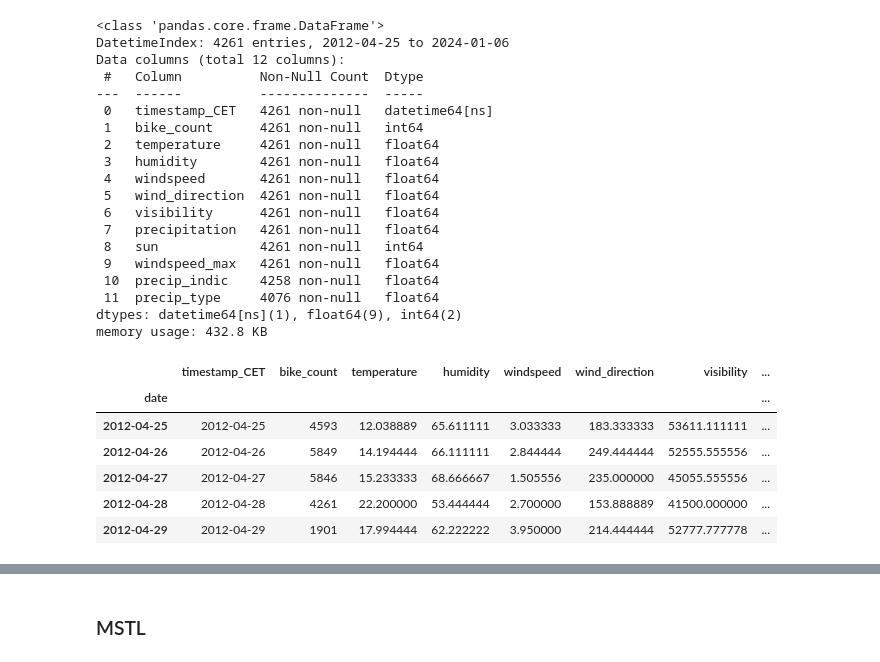
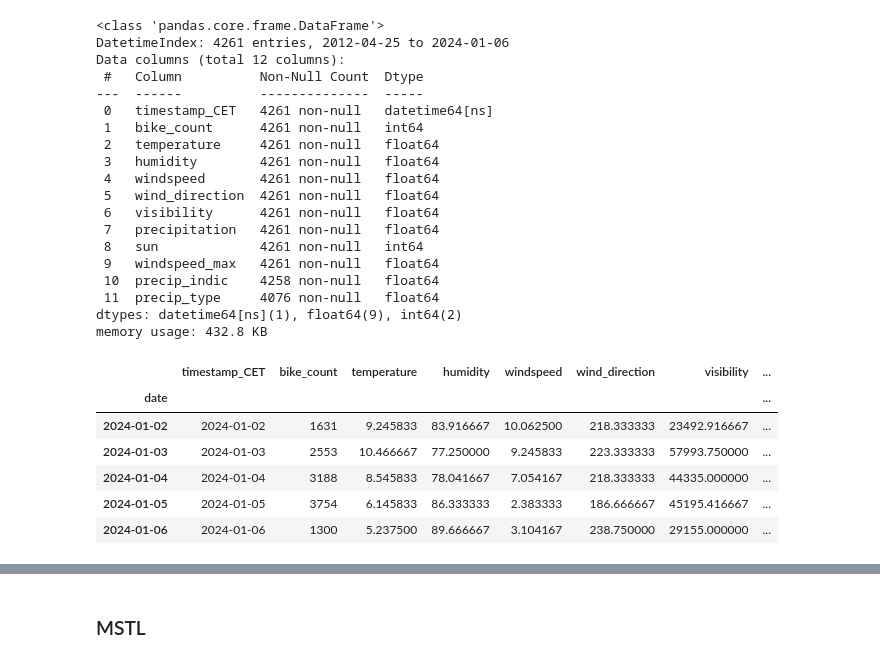
Before and after one commit to hikotei/2023_11-Karlsruhe-Bicycle-Data, a Jupyter notebook: 2024_01_15 bike model.ipynb, the cells around one changed output, grey strips where cells are left out. Cells and saved outputs as stored; diff of their text form; code cells hidden in the pictures.

```diff
--- a/2024_01_15 bike model.ipynb
+++ b/2024_01_15 bike model.ipynb
@@ -14,39 +18,39 @@ df = pd.read_csv('2012-04-25_to_2024-01-06_KA_bike_data.csv')
 # change date col to datetime
 df['date'] = pd.to_datetime(df['date'])
 # set index as timestamp_CET but keep col
 df.set_index('date', inplace=True, drop=False)
 # rename date to timestamp_CET
 df.rename(columns={'date': 'timestamp_CET'}, inplace=True)
 
 df.info()
-df.head()
+df.tail()
 # %% [output]
 <class 'pandas.core.frame.DataFrame'>
 DatetimeIndex: 4261 entries, 2012-04-25 to 2024-01-06
 Data columns (total 12 columns):
  #   Column          Non-Null Count  Dtype
 ---  ------          --------------  -----
  0   timestamp_CET   4261 non-null   datetime64[ns]
  1   bike_count      4261 non-null   int64
  2   temperature     4261 non-null   float64
  3   humidity        4261 non-null   float64
  4   windspeed       4261 non-null   float64
  5   wind_direction  4261 non-null   float64
  6   visibility      4261 non-null   float64
  7   precipitation   4261 non-null   float64
  8   sun             4261 non-null   int64
  9   windspeed_max   4261 non-null   float64
  10  precip_indic    4258 non-null   float64
  11  precip_type     4076 non-null   float64
 dtypes: datetime64[ns](1), float64(9), int64(2)
 memory usage: 432.8 KB
 |  | timestamp_CET | bike_count | temperature | humidity | windspeed | wind_direction | visibility | ... |
 | date |  |  |  |  |  |  |  | ... |
-| 2012-04-25 | 2012-04-25 | 4593 | 12.038889 | 65.611111 | 3.033333 | 183.333333 | 53611.111111 | ... |
-| 2012-04-26 | 2012-04-26 | 5849 | 14.194444 | 66.111111 | 2.844444 | 249.444444 | 52555.555556 | ... |
-| 2012-04-27 | 2012-04-27 | 5846 | 15.233333 | 68.666667 | 1.505556 | 235.000000 | 45055.555556 | ... |
-| 2012-04-28 | 2012-04-28 | 4261 | 22.200000 | 53.444444 | 2.700000 | 153.888889 | 41500.000000 | ... |
-| 2012-04-29 | 2012-04-29 | 1901 | 17.994444 | 62.222222 | 3.950000 | 214.444444 | 52777.777778 | ... |
+| 2024-01-02 | 2024-01-02 | 1631 | 9.245833 | 83.916667 | 10.062500 | 218.333333 | 23492.916667 | ... |
+| 2024-01-03 | 2024-01-03 | 2553 | 10.466667 | 77.250000 | 9.245833 | 223.333333 | 57993.750000 | ... |
+| 2024-01-04 | 2024-01-04 | 3188 | 8.545833 | 78.041667 | 7.054167 | 218.333333 | 44335.000000 | ... |
+| 2024-01-05 | 2024-01-05 | 3754 | 6.145833 | 86.333333 | 2.383333 | 186.666667 | 45195.416667 | ... |
+| 2024-01-06 | 2024-01-06 | 1300 | 5.237500 | 89.666667 | 3.104167 | 238.750000 | 29155.000000 | ... |
 # %%
 # interpolate NA
 df.interpolate(method='linear', inplace=True)
```
Also changed, not shown: parts of 13 cells of this notebook.
